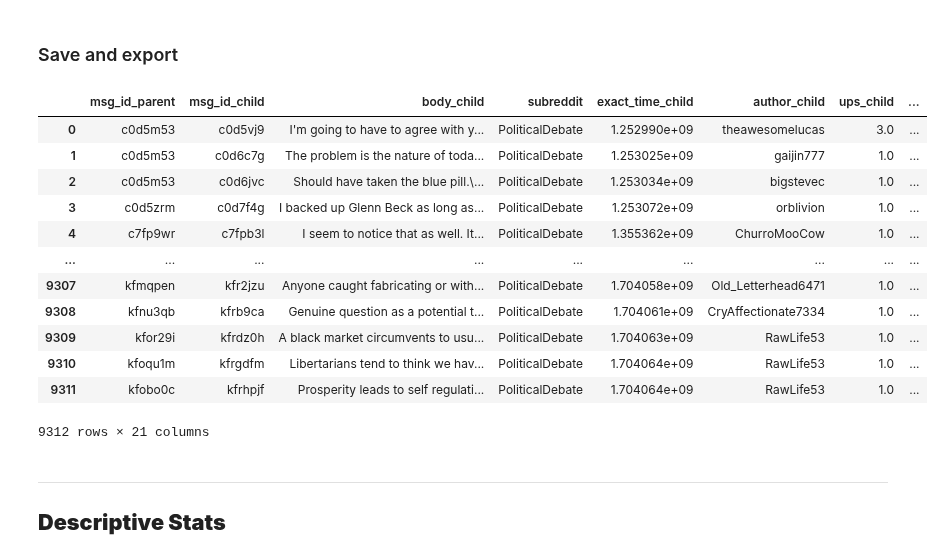
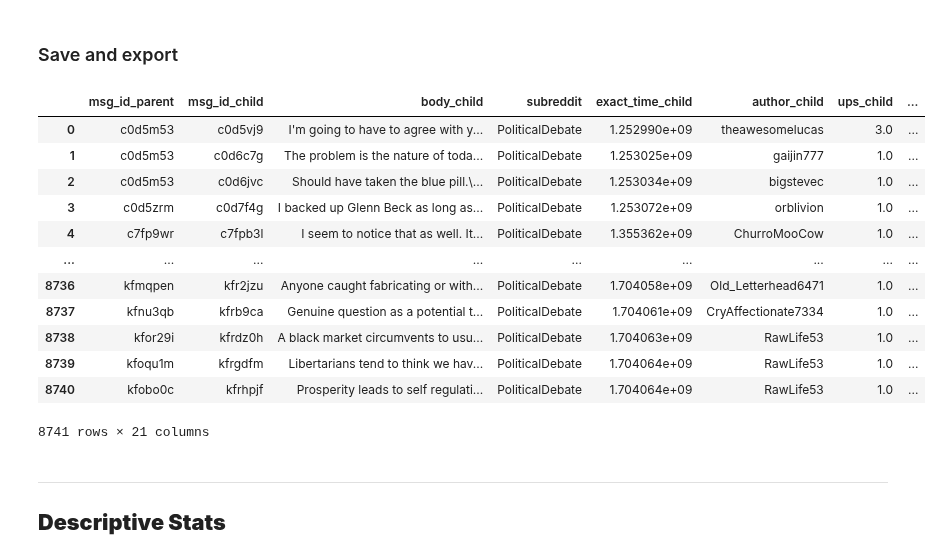
Before and after one commit to elenasolar/MasterThesis_EMI_and_Disagreement, a Jupyter notebook: code/preprocessing/PoliticalDebate/PoliticalDebate_pre_classification.ipynb, the cells around one changed output. Drawn from its saved outputs; the diff is of its cells as text; code cells hidden in the pictures.

```diff
--- a/code/preprocessing/PoliticalDebate/PoliticalDebate_pre_classification.ipynb
+++ b/code/preprocessing/PoliticalDebate/PoliticalDebate_pre_classification.ipynb
@@ -327,0 +426,8 @@ duplicated
+# %%
+df_no_mod = df[df['author_child'] != 'AutoModerator'].reset_index(drop = True)
+df_no_mod = df_no_mod[df_no_mod['author_parent'] != 'AutoModerator'].reset_index(drop = True)
+#df_no_mod = df_no_mod[df_no_mod['author_submission'] != 'AutoModerator'].reset_index(drop = True)
+
+print(len(df) - len(df_no_mod))
+
+df_no_mod
@@ -328,23 +449,23 @@ duplicated
 # %% [markdown]
 ### Save and export
 # %%
-df.to_csv(output_path, index = False)
-df = pd.read_csv(output_path)
-df
+df_no_mod.to_csv(output_path, index = False)
+df_no_mod = pd.read_csv(output_path)
+df_no_mod
 # %% [output]
 |  | msg_id_parent | msg_id_child | body_child | subreddit | exact_time_child | author_child | ups_child | ... |
 | 0 | c0d5m53 | c0d5vj9 | I'm going to have to agree with y... | PoliticalDebate | 1.252990e+09 | theawesomelucas | 3.0 | ... |
 | 1 | c0d5m53 | c0d6c7g | The problem is the nature of toda... | PoliticalDebate | 1.253025e+09 | gaijin777 | 1.0 | ... |
 | 2 | c0d5m53 | c0d6jvc | Should have taken the blue pill.\... | PoliticalDebate | 1.253034e+09 | bigstevec | 1.0 | ... |
 | 3 | c0d5zrm | c0d7f4g | I backed up Glenn Beck as long as... | PoliticalDebate | 1.253072e+09 | orblivion | 1.0 | ... |
 | 4 | c7fp9wr | c7fpb3l | I seem to notice that as well. It... | PoliticalDebate | 1.355362e+09 | ChurroMooCow | 1.0 | ... |
 | ... | ... | ... | ... | ... | ... | ... | ... | ... |
-| 9307 | kfmqpen | kfr2jzu | Anyone caught fabricating or with... | PoliticalDebate | 1.704058e+09 | Old_Letterhead6471 | 1.0 | ... |
-| 9308 | kfnu3qb | kfrb9ca | Genuine question as a potential t... | PoliticalDebate | 1.704061e+09 | CryAffectionate7334 | 1.0 | ... |
-| 9309 | kfor29i | kfrdz0h | A black market circumvents to usu... | PoliticalDebate | 1.704063e+09 | RawLife53 | 1.0 | ... |
-| 9310 | kfoqu1m | kfrgdfm | Libertarians tend to think we hav... | PoliticalDebate | 1.704064e+09 | RawLife53 | 1.0 | ... |
-| 9311 | kfobo0c | kfrhpjf | Prosperity leads to self regulati... | PoliticalDebate | 1.704064e+09 | RawLife53 | 1.0 | ... |
+| 8736 | kfmqpen | kfr2jzu | Anyone caught fabricating or with... | PoliticalDebate | 1.704058e+09 | Old_Letterhead6471 | 1.0 | ... |
+| 8737 | kfnu3qb | kfrb9ca | Genuine question as a potential t... | PoliticalDebate | 1.704061e+09 | CryAffectionate7334 | 1.0 | ... |
+| 8738 | kfor29i | kfrdz0h | A black market circumvents to usu... | PoliticalDebate | 1.704063e+09 | RawLife53 | 1.0 | ... |
+| 8739 | kfoqu1m | kfrgdfm | Libertarians tend to think we hav... | PoliticalDebate | 1.704064e+09 | RawLife53 | 1.0 | ... |
+| 8740 | kfobo0c | kfrhpjf | Prosperity leads to self regulati... | PoliticalDebate | 1.704064e+09 | RawLife53 | 1.0 | ... |
-9312 rows × 21 columns
+8741 rows × 21 columns
 # %% [markdown]
 ***
 ## **Descriptive Stats**
```
Also changed, not shown: parts of 13 cells of this notebook, 1 other file.
